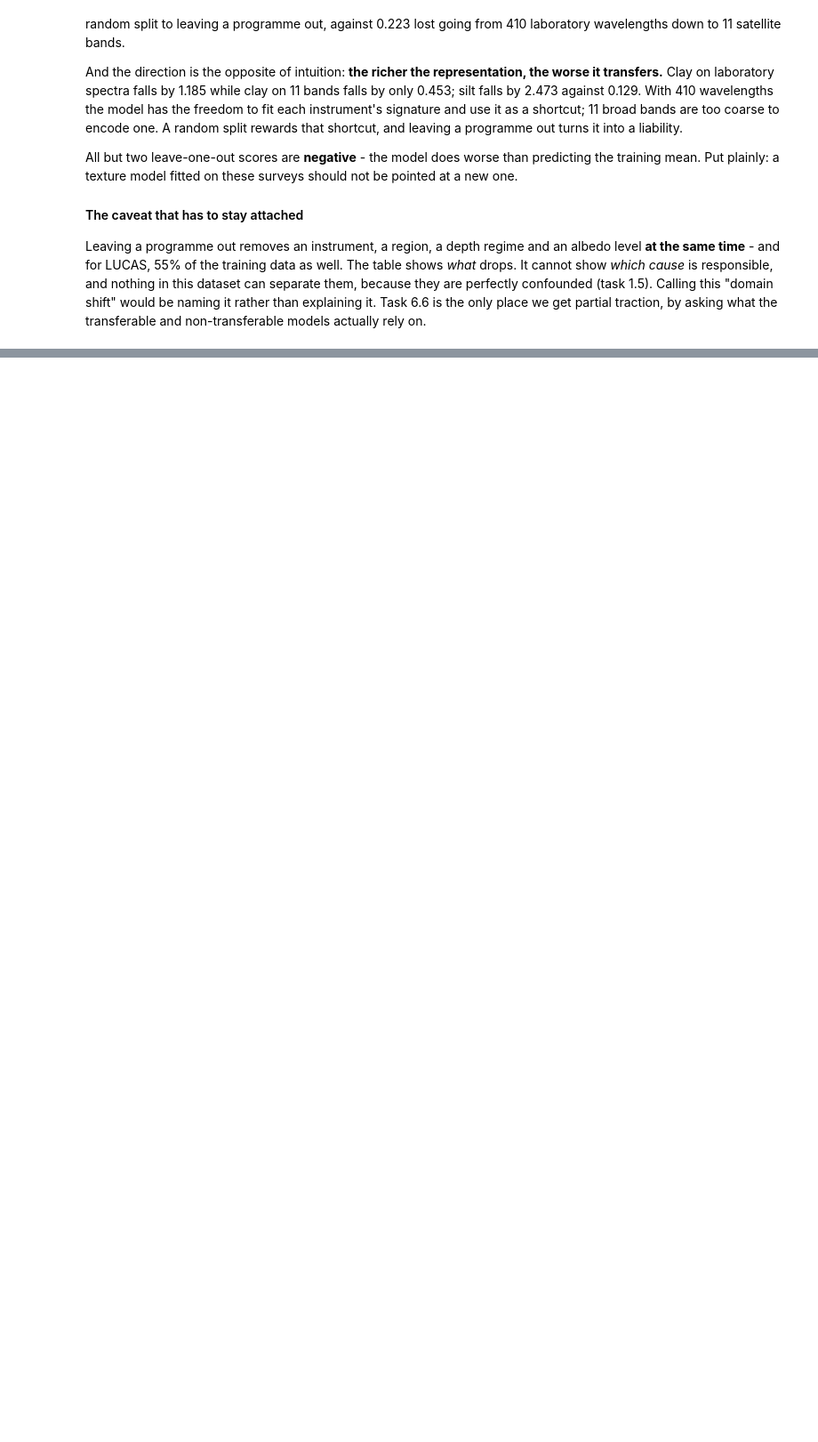
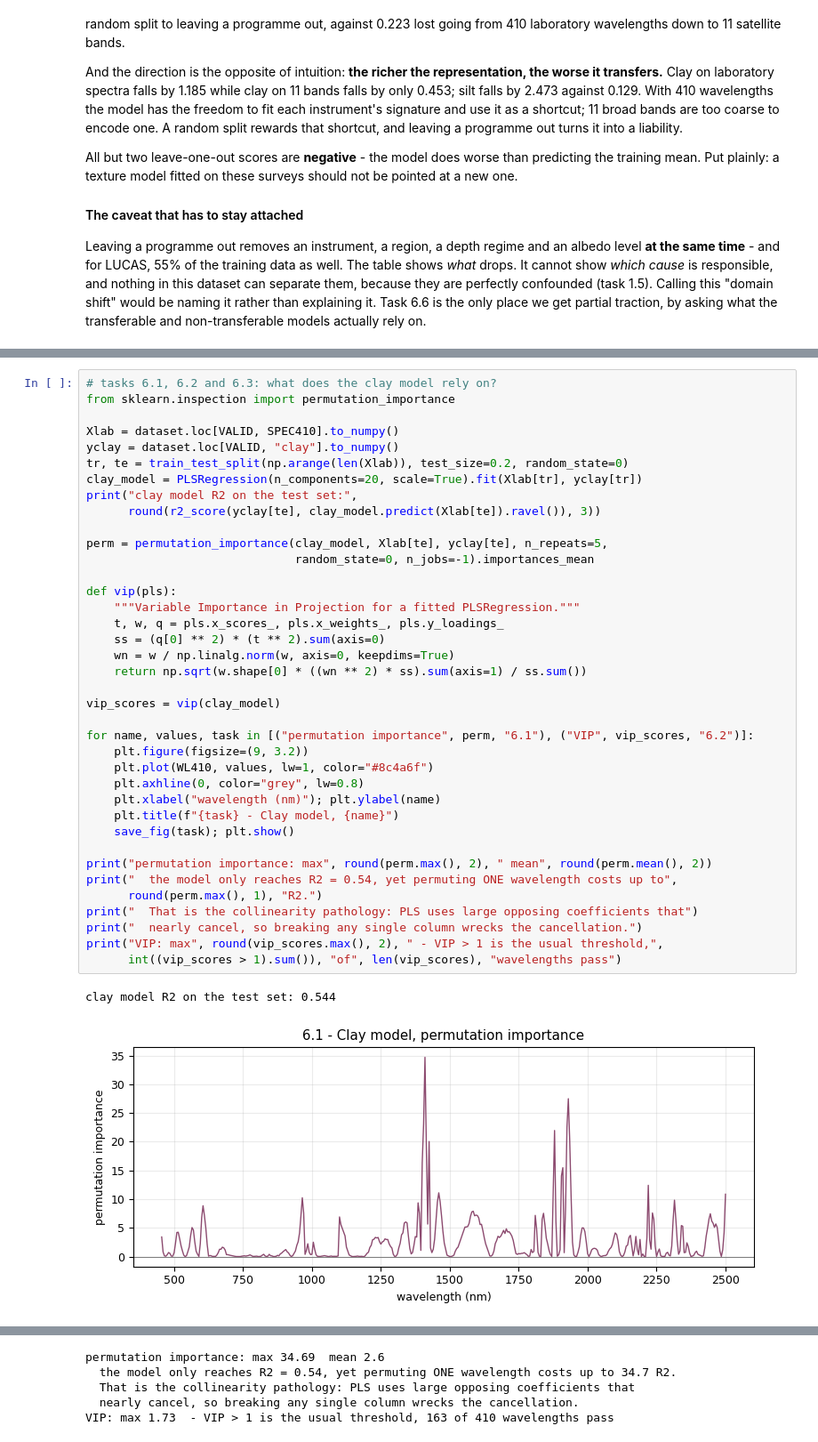
Before and after one commit to Abdelmalek05/soil-texture-from-spectra, a Jupyter notebook: soil_texture_lab.ipynb, the cells around one changed output, grey strips where cells are left out. Shown at 89% size. Saved outputs shown, nothing was run; the diff lists cells and outputs as text; blank space fills up the shorter version.

```diff
--- a/soil_texture_lab.ipynb
+++ b/soil_texture_lab.ipynb
@@ -939,0 +962,41 @@ traction, by asking what the transferable and non-transferable models actually r
+# %%
+# tasks 6.1, 6.2 and 6.3: what does the clay model rely on?
+from sklearn.inspection import permutation_importance
+
+Xlab = dataset.loc[VALID, SPEC410].to_numpy()
+yclay = dataset.loc[VALID, "clay"].to_numpy()
+tr, te = train_test_split(np.arange(len(Xlab)), test_size=0.2, random_state=0)
+clay_model = PLSRegression(n_components=20, scale=True).fit(Xlab[tr], yclay[tr])
+print("clay model R2 on the test set:",
+      round(r2_score(yclay[te], clay_model.predict(Xlab[te]).ravel()), 3))
+
+perm = permutation_importance(clay_model, Xlab[te], yclay[te], n_repeats=5,
+                              random_state=0, n_jobs=-1).importances_mean
+
+def vip(pls):
+    """Variable Importance in Projection for a fitted PLSRegression."""
+    t, w, q = pls.x_scores_, pls.x_weights_, pls.y_loadings_
+    ss = (q[0] ** 2) * (t ** 2).sum(axis=0)
+    wn = w / np.linalg.norm(w, axis=0, keepdims=True)
+    return np.sqrt(w.shape[0] * ((wn ** 2) * ss).sum(axis=1) / ss.sum())
+
+vip_scores = vip(clay_model)
+
+for name, values, task in [("permutation importance", perm, "6.1"), ("VIP", vip_scores, "6.2")]:
+    plt.figure(figsize=(9, 3.2))
+    plt.plot(WL410, values, lw=1, color="#8c4a6f")
+    plt.axhline(0, color="grey", lw=0.8)
+    plt.xlabel("wavelength (nm)"); plt.ylabel(name)
+    plt.title(f"{task} - Clay model, {name}")
+    save_fig(task); plt.show()
+
+print("permutation importance: max", round(perm.max(), 2), " mean", round(perm.mean(), 2))
+print("  the model only reaches R2 = 0.54, yet permuting ONE wavelength costs up to",
+      round(perm.max(), 1), "R2.")
+print("  That is the collinearity pathology: PLS uses large opposing coefficients that")
+print("  nearly cancel, so breaking any single column wrecks the cancellation.")
+print("VIP: max", round(vip_scores.max(), 2), " - VIP > 1 is the usual threshold,",
+      int((vip_scores > 1).sum()), "of", len(vip_scores), "wavelengths pass")
+# %% [output]
+clay model R2 on the test set: 0.544
+[figure, added]
@@ -939,0 +1004,5 @@ traction, by asking what the transferable and non-transferable models actually r
+permutation importance: max 34.69  mean 2.6
+  the model only reaches R2 = 0.54, yet permuting ONE wavelength costs up to 34.7 R2.
+  That is the collinearity pathology: PLS uses large opposing coefficients that
+  nearly cancel, so breaking any single column wrecks the cancellation.
+VIP: max 1.73  - VIP > 1 is the usual threshold, 163 of 410 wavelengths pass
```
Also changed, not shown: parts of 9 cells of this notebook, 6 other files.
